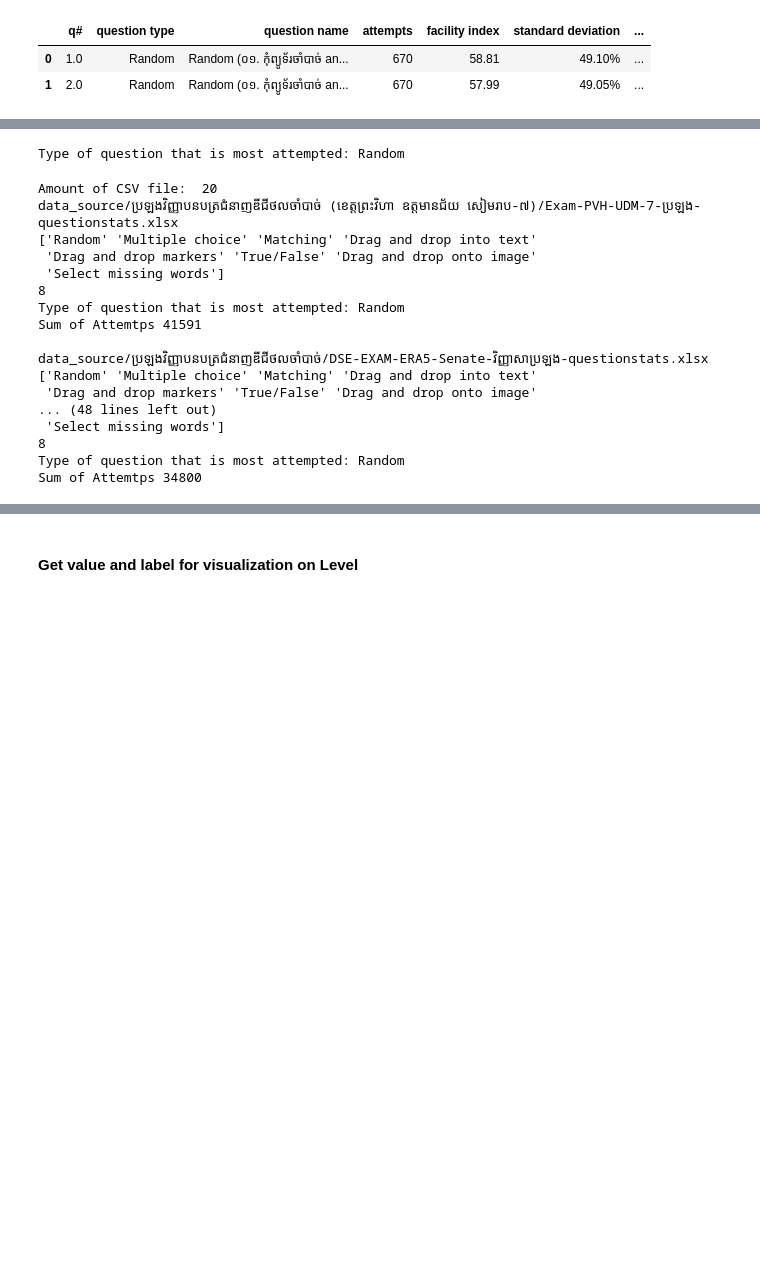
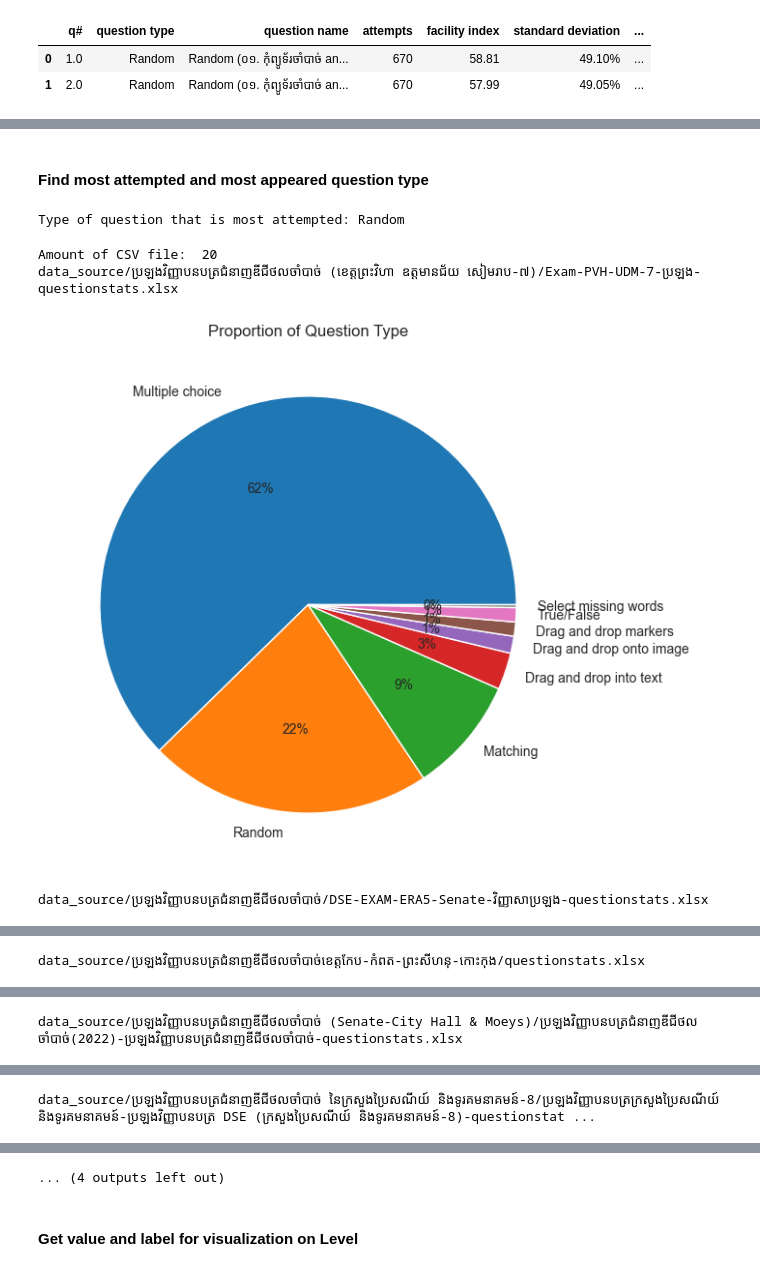
Before and after one commit to Sophal24/DSE_analysis_ds_2023, a Jupyter notebook: 5_question_difficult_level.ipynb, the cells around one changed output, grey strips where cells are left out. Drawn from its saved outputs; the diff is of its cells as text; code cells hidden in the pictures; blank space fills up the shorter version.

```diff
--- a/5_question_difficult_level.ipynb
+++ b/5_question_difficult_level.ipynb
@@ -449,3 +421,5 @@ df_q_state.groupby(['question type']).count()
+# %% [markdown]
+#### Find most attempted and most appeared question type
 # %%
 # Question that most attempted
 maxx = df_q_state[df_q_state['attempts'] == df_q_state['attempts'].max()]
@@ -473,31 +447,44 @@ def find_most_attempted_question(path):
     print("Sum of Attemtps", df_q_state['attempts'].sum())
 
     print()
+# %%
+def find_most_appeared_question_type(path):
+    df = pd.read_excel(path, sheet_name=1)
+    # print(df['Question type'].value_counts())
+
+    q_type = df['Question type'].value_counts()
+
+    # declaring data
+    data = q_type.values
+    keys = list(q_type.keys())
+
+    plt.figure(figsize=(7,7))
+
+    # plotting data on chart
+    plt.pie(data, labels=keys, autopct='%.0f%%')
+    # plt.pie(data, labels=keys, autopct=autopct_format(data))
+
+    # Set the legend
+    # plt.legend(title="Level", loc='upper left')
+    # plt.legend(title="Level")
+
+    plt.title("Proportion of Question Type")
+
+    # displaying chart
+    plt.show()
 # %%
 excel_data_paths = glob.glob('data_source/**/*.xlsx', recursive=True)
 print("Amount of CSV file: ", len(excel_data_paths))
 # print("Excel Data:", excel_data_paths)
 
 for path in excel_data_paths:
     if('questionstats' in path):
         print(path)
 
-        find_most_attempted_question(path)
+        # find_most_attempted_question(path)
+        find_most_appeared_question_type(path)
 # %% [output]
 Amount of CSV file:  20
 data_source/ប្រឡងវិញ្ញាបនបត្រជំនាញឌីជីថលចាំបាច់ (ខេត្តព្រះវិហា ឧត្តមានជ័យ សៀមរាប-៧)/Exam-PVH-UDM-7-ប្រឡង-questionstats.xlsx
-['Random' 'Multiple choice' 'Matching' 'Drag and drop into text'
- 'Drag and drop markers' 'True/False' 'Drag and drop onto image'
- 'Select missing words']
-8
-Type of question that is most attempted: Random
-Sum of Attemtps 41591
-
-data_source/ប្រឡងវិញ្ញាបនបត្រជំនាញឌីជីថលចាំបាច់/DSE-EXAM-ERA5-Senate-វិញ្ញាសាប្រឡង-questionstats.xlsx
-['Random' 'Multiple choice' 'Matching' 'Drag and drop into text'
- 'Drag and drop markers' 'True/False' 'Drag and drop onto image'
-... (48 lines left out)
- 'Select missing words']
-8
-Type of question that is most attempted: Random
-Sum of Attemtps 34800
+[figure, added]
+data_source/ប្រឡងវិញ្ញាបនបត្រជំនាញឌីជីថលចាំបាច់/DSE-EXAM-ERA5-Senate-វិញ្ញាសាប្រឡង-questionstats.xlsx
@@ -503,0 +492 @@ Sum of Attemtps 34800
+data_source/ប្រឡងវិញ្ញាបនបត្រជំនាញឌីជីថលចាំបាច់ខេត្តកែប-កំពត-ព្រះសីហនុ-កោះកុង/questionstats.xlsx
@@ -503,0 +494 @@ Sum of Attemtps 34800
+data_source/ប្រឡងវិញ្ញាបនបត្រជំនាញឌីជីថលចាំបាច់ (Senate-City Hall & Moeys)/ប្រឡងវិញ្ញាបនបត្រជំនាញឌីជីថលចាំបាច់(2022)-ប្រឡងវិញ្ញាបនបត្រជំនាញឌីជីថលចាំបាច់-questionstats.xlsx
@@ -503,0 +498 @@ Sum of Attemtps 34800
+data_source/ប្រឡងវិញ្ញាបនបត្រជំនាញឌីជីថលចាំបាច់ នៃក្រសួងប្រៃសណីយ៍ និងទូរគមនាគមន៍-8/ប្រឡងវិញ្ញាបនបត្រក្រសួងប្រៃសណីយ៍ និងទូរគមនាគមន៍-ប្រឡងវិញ្ញាបនបត្រ DSE (ក្រសួងប្រៃសណីយ៍ និងទូរគមនាគមន៍-8)-questionstat ...
@@ -504,3 +500,4 @@ Sum of Attemtps 34800
+... (4 outputs left out)
 # %% [markdown]
 #### Get value and label for visualization on Level
 # %%
```
Also changed, not shown: parts of 7 cells of this notebook, 5 other files.
